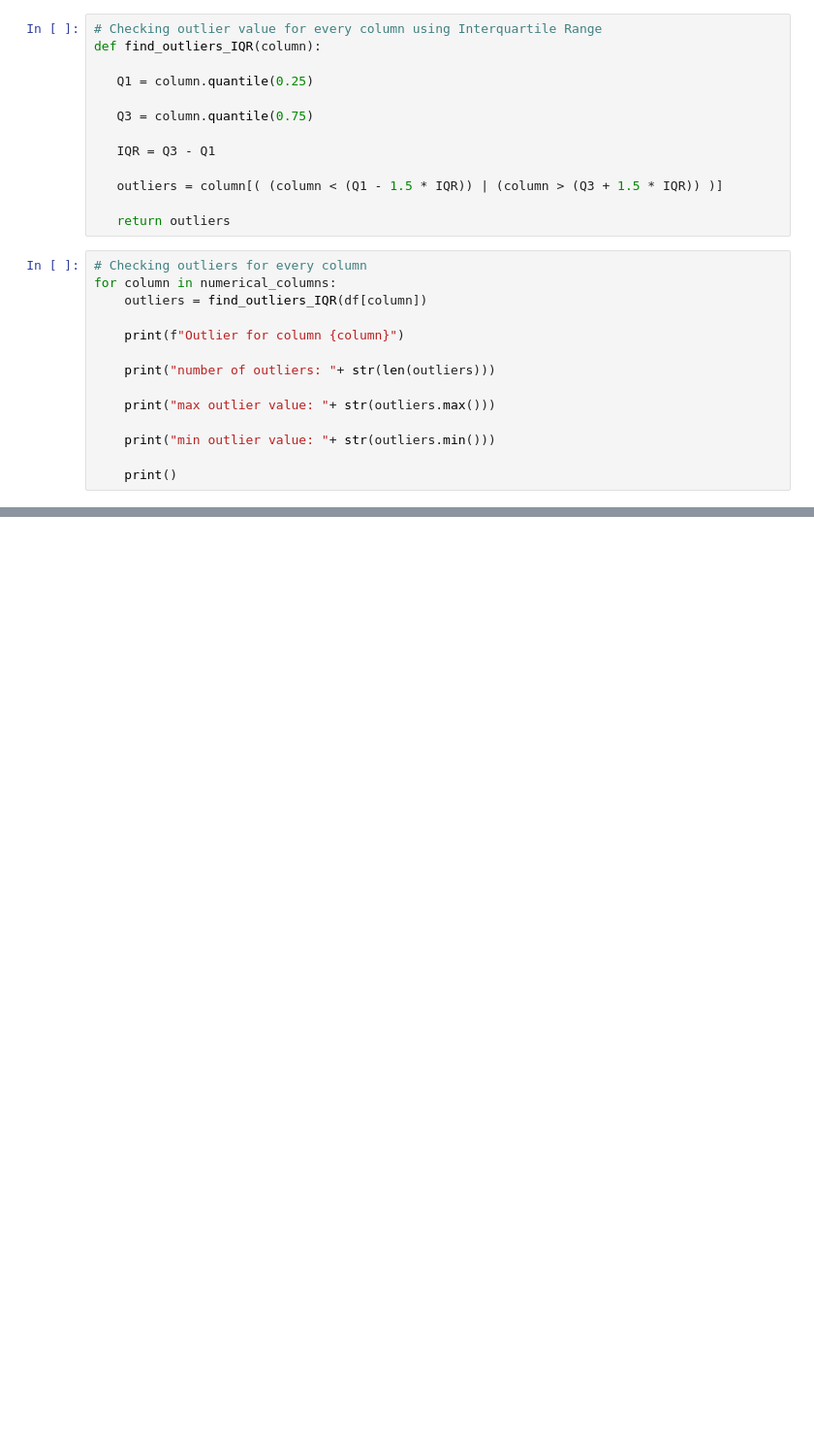
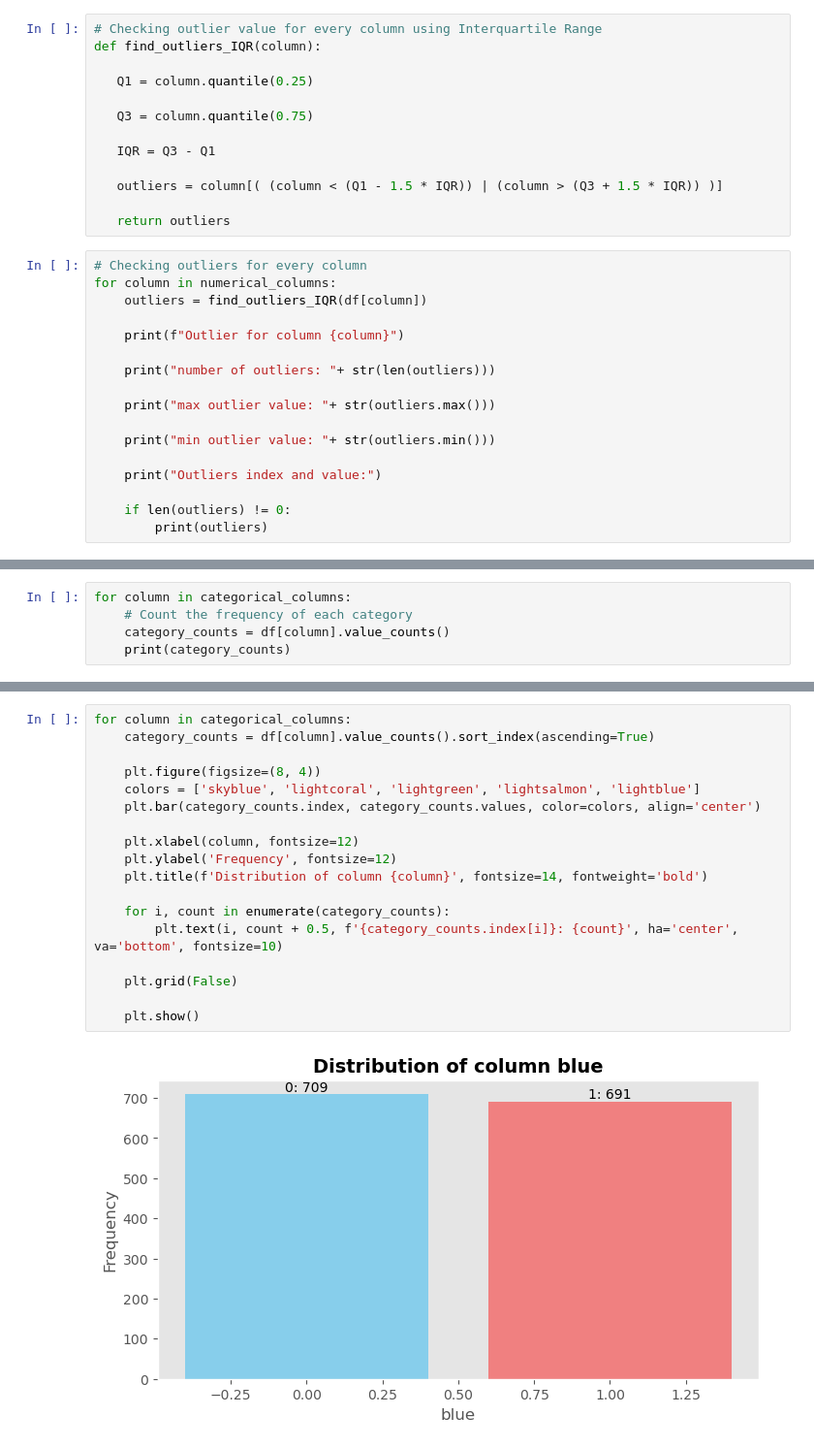
Before and after one commit to MarcelRyan/Tucil2_AI, a Jupyter notebook: Data_Analysis.ipynb, the cells around one changed output, grey strips where cells are left out. Shown at 97% size. Drawn from its saved outputs; the diff is of its cells as text; blank space fills up the shorter version.

Commit message:
feat: add correlation and plot for categorical columns

```diff
--- a/Data_Analysis.ipynb
+++ b/Data_Analysis.ipynb
@@ -118,7 +119,10 @@ for column in numerical_columns:
 
     print("min outlier value: "+ str(outliers.min()))
 
-    print()
+    print("Outliers index and value:")
+
+    if len(outliers) != 0:
+        print(outliers)
 # %% [output]
 Outlier for column battery_power
 number of outliers: 0
@@ -139,0 +146,5 @@ min outlier value: nan
+# %%
+for column in categorical_columns:
+    # Count the frequency of each category
+    category_counts = df[column].value_counts()
+    print(category_counts)
@@ -139,0 +169,20 @@ min outlier value: nan
+# %%
+for column in categorical_columns:
+    category_counts = df[column].value_counts().sort_index(ascending=True)
+
+    plt.figure(figsize=(8, 4))
+    colors = ['skyblue', 'lightcoral', 'lightgreen', 'lightsalmon', 'lightblue']
+    plt.bar(category_counts.index, category_counts.values, color=colors, align='center')
+
+    plt.xlabel(column, fontsize=12)
+    plt.ylabel('Frequency', fontsize=12)
+    plt.title(f'Distribution of column {column}', fontsize=14, fontweight='bold')
+
+    for i, count in enumerate(category_counts):
+        plt.text(i, count + 0.5, f'{category_counts.index[i]}: {count}', ha='center', va='bottom', fontsize=10)
+
+    plt.grid(False)
+
+    plt.show()
+# %% [output]
+[figure, added]
```
Also changed, not shown: parts of 7 cells of this notebook.
